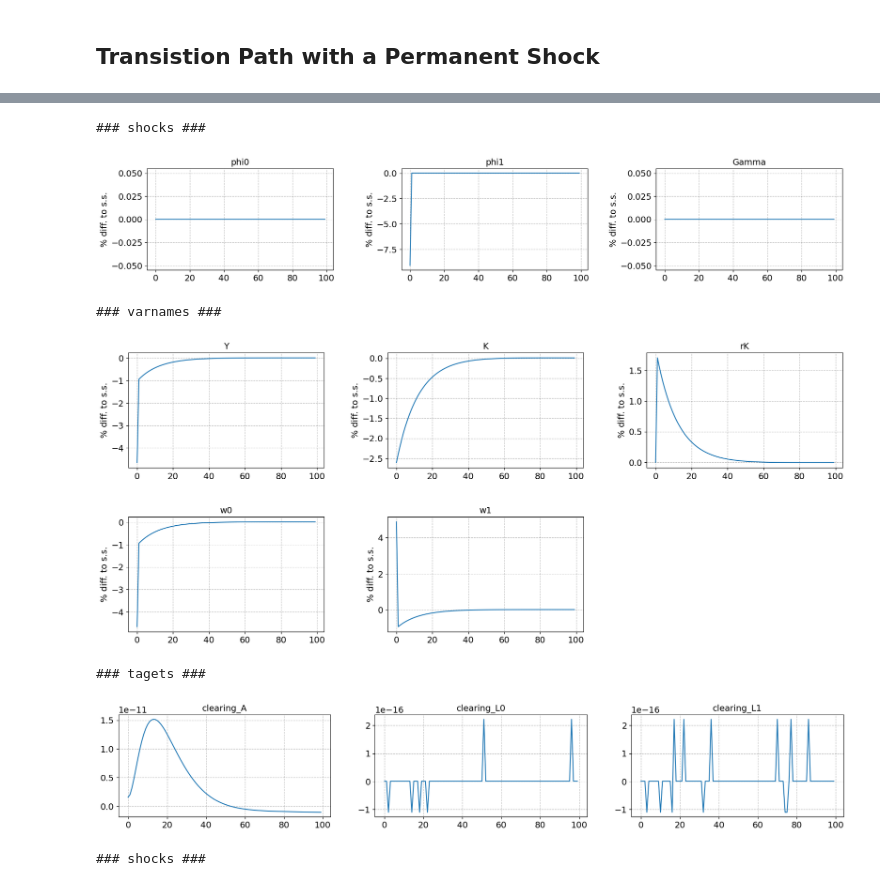
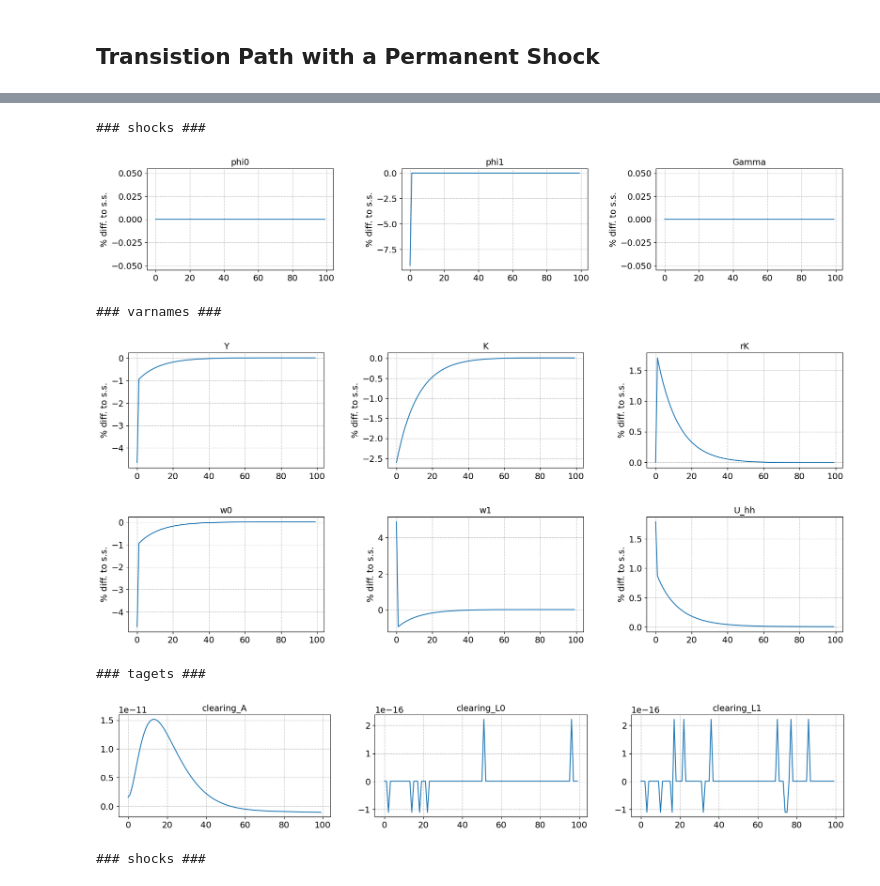
Before and after one commit to JohanOelgaard/AdvMacroHetAgent, a Jupyter notebook: Assignment I/HANCAssignment.ipynb, the cells around one changed output, grey strips where cells are left out. Saved outputs shown, nothing was run; the diff lists cells and outputs as text; code cells hidden in the pictures.

```diff
--- a/Assignment I/HANCAssignment.ipynb
+++ b/Assignment I/HANCAssignment.ipynb
@@ -402,11 +424,11 @@ transition path found in 4.8 secs
 # %%
-paths = ['Y','K','rK','w0','w1']
+paths = ['Y','K','rK','w0','w1','U_hh']
 new_model.show_IRFs(paths,ncols=3,T_max=100)
 # %% [output]
 ### shocks ###
 [figure]
 ### varnames ###
-[figure, old version]
+[figure, new version]
 ### tagets ###
 [figure]
 # %%
```
Also changed, not shown: parts of 17 cells of this notebook, 7 other files.
